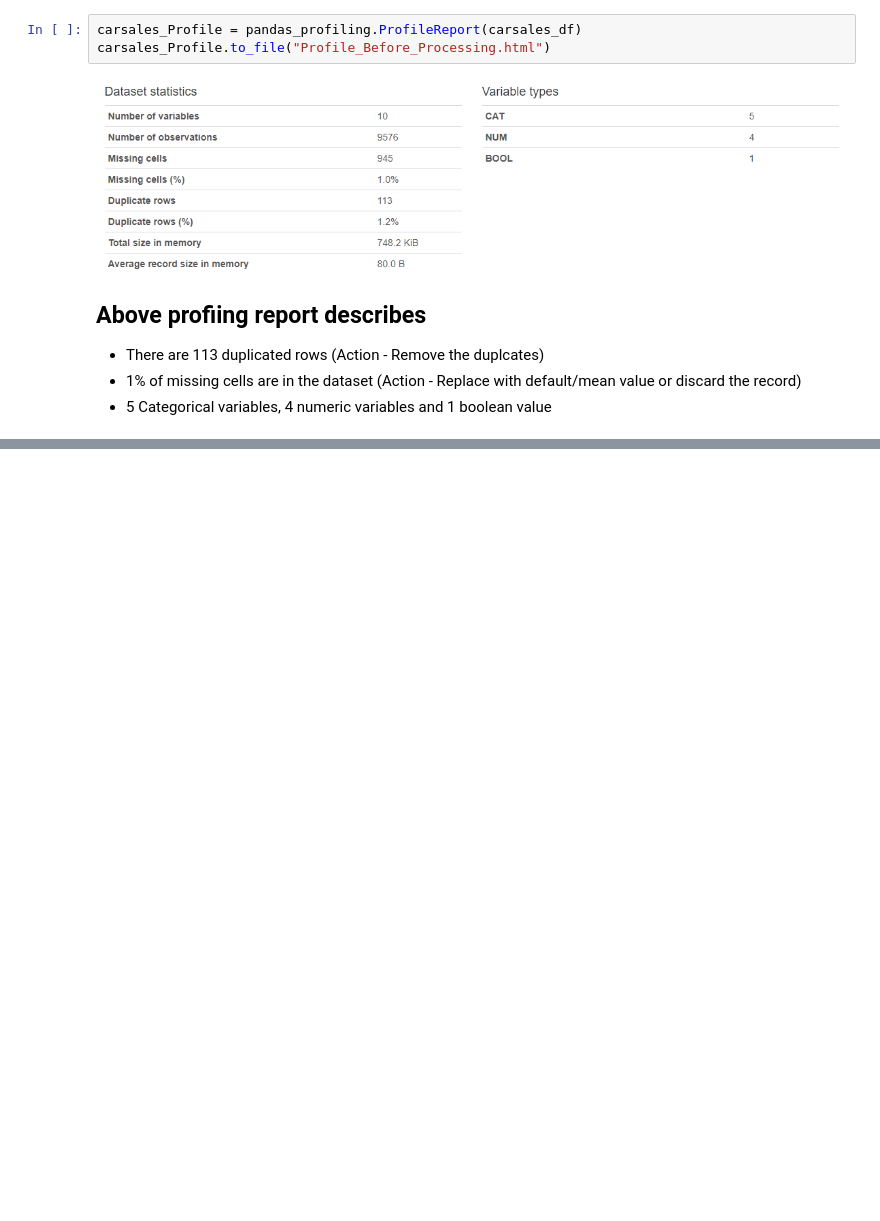
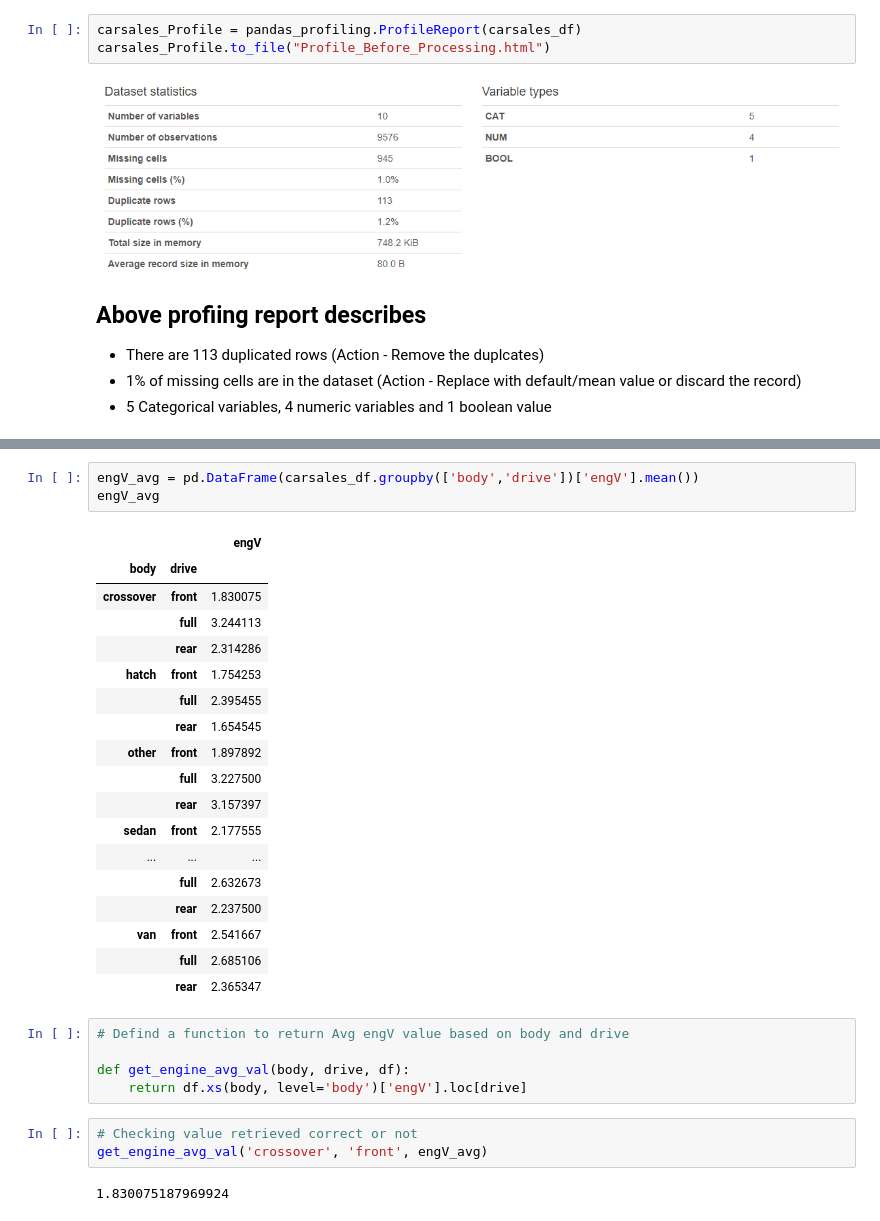
Before and after one commit to yoganandaraol/EDA_CarSales, a Jupyter notebook: EDA_CarSales_Project.ipynb, the cells around one changed output, grey strips where cells are left out. Cells and saved outputs as stored; diff of their text form; blank space fills up the shorter version.

```diff
--- a/EDA_CarSales_Project.ipynb
+++ b/EDA_CarSales_Project.ipynb
@@ -104,0 +210,32 @@ carsales_Profile.to_file("Profile_Before_Processing.html")
+# %%
+engV_avg = pd.DataFrame(carsales_df.groupby(['body','drive'])['engV'].mean())
+engV_avg
+# %% [output]
+|  |  | engV |
+| body | drive |  |
+| crossover | front | 1.830075 |
+|  | full | 3.244113 |
+|  | rear | 2.314286 |
+| hatch | front | 1.754253 |
+|  | full | 2.395455 |
+|  | rear | 1.654545 |
+| other | front | 1.897892 |
+|  | full | 3.227500 |
+|  | rear | 3.157397 |
+| sedan | front | 2.177555 |
+| ... | ... | ... |
+|  | full | 2.632673 |
+|  | rear | 2.237500 |
+| van | front | 2.541667 |
+|  | full | 2.685106 |
+|  | rear | 2.365347 |
+# %%
+# Defind a function to return Avg engV value based on body and drive
+
+def get_engine_avg_val(body, drive, df):
+    return df.xs(body, level='body')['engV'].loc[drive]
+# %%
+# Checking value retrieved correct or not
+get_engine_avg_val('crossover', 'front', engV_avg)
+# %% [output]
+1.830075187969924
```
Also changed, not shown: parts of 9 cells of this notebook.
